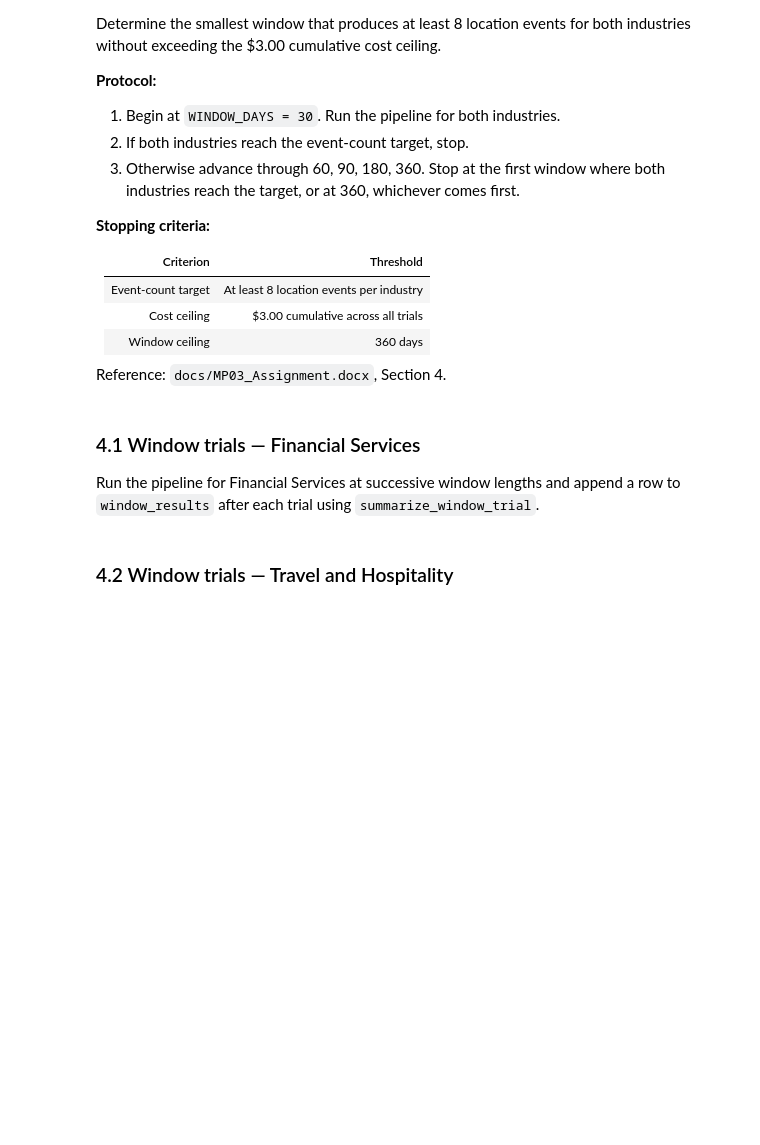
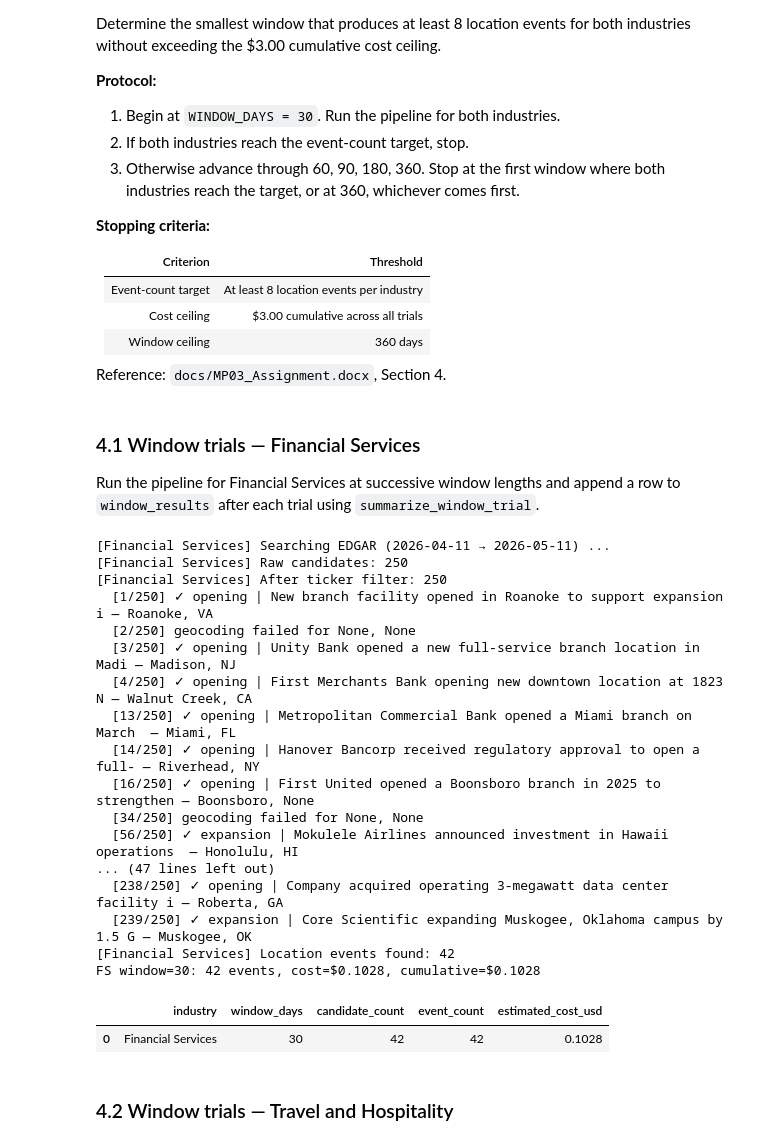
Before and after one commit to ProfessorPatrickSlatraigh/cis3120-spring2026, a Jupyter notebook: notebooks/MP03_Notebook_team_14.ipynb, the cells around one changed output. Cells and saved outputs as stored; diff of their text form; code cells hidden in the pictures; blank space fills up the shorter version.

```diff
--- a/notebooks/MP03_Notebook_team_14.ipynb
+++ b/notebooks/MP03_Notebook_team_14.ipynb
@@ -473,23 +547,60 @@ window_results
 
 Run the pipeline for Financial Services at successive window lengths and append a row to `window_results` after each trial using `summarize_window_trial`.
 # %%
-# TODO: run window trials for Financial Services.
-# Example (uncomment and adapt):
-#
-# fs_events_30 = run_industry_pipeline(
-#     "Financial Services",
-#     FINANCIAL_SERVICES_TICKERS,
-#     FINANCIAL_SERVICES_PHRASES,
-#     window_days=30,
-# )
-# fs_row = summarize_window_trial(
-#     industry_label="Financial Services",
-#     window_days=30,
-#     candidate_count=...,    # length of filtered candidate list
-#     event_count=len(fs_events_30),
-#     estimated_cost_usd=...,  # sum of token costs
-# )
-# window_results = pd.concat([window_results, pd.DataFrame([fs_row])], ignore_index=True)
+WINDOW_SEQUENCE = [30, 60, 90, 180, 360]
+COST_CEILING    = 3.00
+EVENT_TARGET    = 8
+
+cumulative_cost = 0.0
+fs_events_by_window = {}
+
+for window in WINDOW_SEQUENCE:
+    fs_events = run_industry_pipeline(
+        "Financial Services",
+        FINANCIAL_SERVICES_TICKERS,
+        FINANCIAL_SERVICES_PHRASES,
+        window_days=window,
+    )
+    trial_cost = compute_trial_cost(fs_events)
+    cumulative_cost += trial_cost
+
+    fs_row = summarize_window_trial(
+        industry_label    = "Financial Services",
+        window_days       = window,
+        candidate_count   = len(fs_events),
+        event_count       = len(fs_events),
+        estimated_cost_usd= trial_cost,
+    )
+    window_results = pd.concat(
+        [window_results, pd.DataFrame([fs_row])], ignore_index=True
+    )
+    fs_events_by_window[window] = fs_events
+    print(f"FS window={window}: {len(fs_events)} events, cost=${trial_cost:.4f}, cumulative=${cumulative_cost:.4f}")
+
+    if len(fs_events) >= EVENT_TARGET or cumulative_cost >= COST_CEILING:
+        break
+
+window_results
+# %% [output]
+[Financial Services] Searching EDGAR (2026-04-11 → 2026-05-11) ...
+[Financial Services] Raw candidates: 250
+[Financial Services] After ticker filter: 250
+  [1/250] ✓ opening | New branch facility opened in Roanoke to support expansion i — Roanoke, VA
+  [2/250] geocoding failed for None, None
+  [3/250] ✓ opening | Unity Bank opened a new full-service branch location in Madi — Madison, NJ
+  [4/250] ✓ opening | First Merchants Bank opening new downtown location at 1823 N — Walnut Creek, CA
+  [13/250] ✓ opening | Metropolitan Commercial Bank opened a Miami branch on March  — Miami, FL
+  [14/250] ✓ opening | Hanover Bancorp received regulatory approval to open a full- — Riverhead, NY
+  [16/250] ✓ opening | First United opened a Boonsboro branch in 2025 to strengthen — Boonsboro, None
+  [34/250] geocoding failed for None, None
+  [56/250] ✓ expansion | Mokulele Airlines announced investment in Hawaii operations  — Honolulu, HI
+... (47 lines left out)
+  [238/250] ✓ opening | Company acquired operating 3-megawatt data center facility i — Roberta, GA
+  [239/250] ✓ expansion | Core Scientific expanding Muskogee, Oklahoma campus by 1.5 G — Muskogee, OK
+[Financial Services] Location events found: 42
+FS window=30: 42 events, cost=$0.1028, cumulative=$0.1028
+|  | industry | window_days | candidate_count | event_count | estimated_cost_usd |
+| 0 | Financial Services | 30 | 42 | 42 | 0.1028 |
 # %% [markdown]
 ### 4.2 Window trials — Travel and Hospitality
 # %%
```
Also changed, not shown: parts of 10 cells of this notebook, 4 other files.
